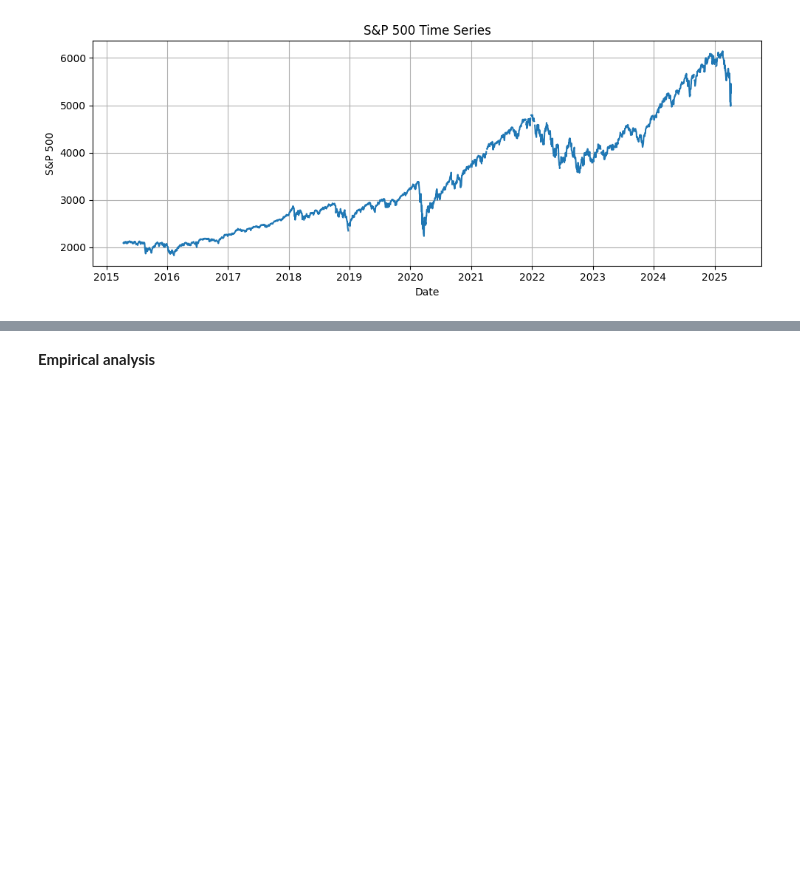
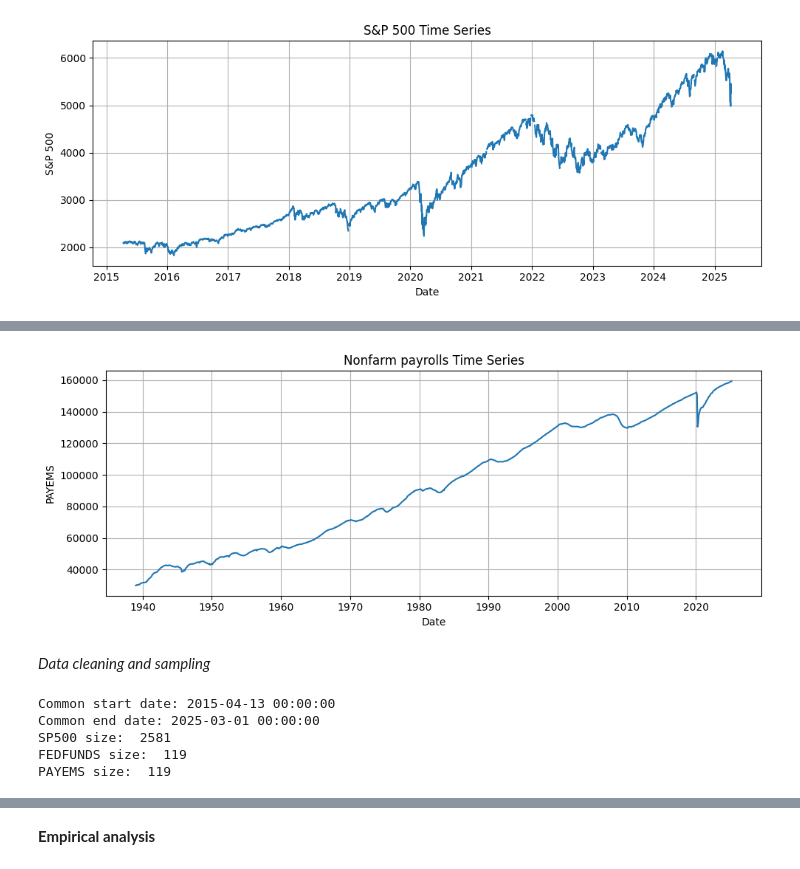
Before and after one commit to Bautz-Holter/sp500_fedfunds_payems, a Jupyter notebook: report.ipynb, the cells around one changed output, grey strips where cells are left out. Cells and saved outputs as stored; diff of their text form; code cells hidden in the pictures; blank space fills up the shorter version.

```diff
--- a/report.ipynb
+++ b/report.ipynb
@@ -138,0 +107,4 @@ plt.show()
+# %%
+payems = pd.read_csv('PAYEMS.csv', sep=',')
+payems['observation_date'] = pd.to_datetime(payems['observation_date'])
+payems.set_index('observation_date', inplace=True)
@@ -138,0 +127,36 @@ plt.show()
+# %%
+# Plot of Nonfarm payrolls time series
+plt.figure(figsize=(10, 4))
+plt.plot(payems.index, payems['PAYEMS'])
+plt.title('Nonfarm payrolls Time Series')
+plt.xlabel('Date')
+plt.ylabel('PAYEMS')
+plt.grid(True)
+plt.tight_layout()
+plt.show()
+# %% [output]
+[figure, added]
+# %% [markdown]
+*Data cleaning and sampling*
+# %%
+# Collect first and last timestamps from each dataset
+first_record = max(dataset.index.min() for dataset in [sp500, fedfunds, payems])
+last_record = min(dataset.index.max() for dataset in [sp500, fedfunds, payems])
+
+print("Common start date:", first_record)
+print("Common end date:", last_record)
+
+# Slice all datasets to the common date range
+sp500 = sp500.loc[first_record:last_record + pd.Timedelta(days=2)] # Due to trading days
+fedfunds = fedfunds.loc[first_record:last_record]
+payems = payems.loc[first_record:last_record]
+
+print("SP500 size: ", sp500.size)
+print("FEDFUNDS size: ", fedfunds.size)
+print("PAYEMS size: ", payems.size)
+# %% [output]
+Common start date: 2015-04-13 00:00:00
+Common end date: 2025-03-01 00:00:00
+SP500 size:  2581
+FEDFUNDS size:  119
+PAYEMS size:  119
```
Also changed, not shown: parts of 37 cells of this notebook.
